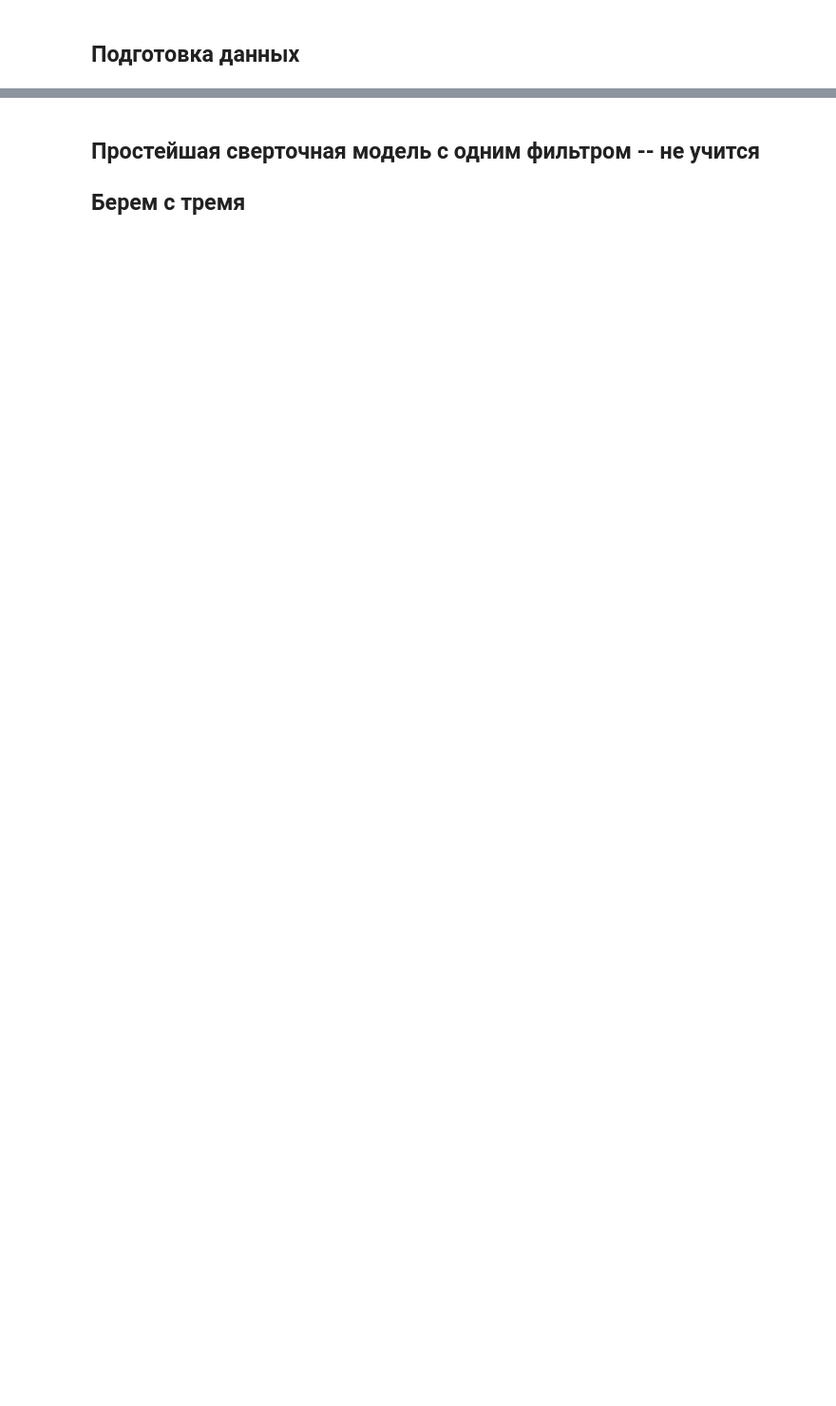
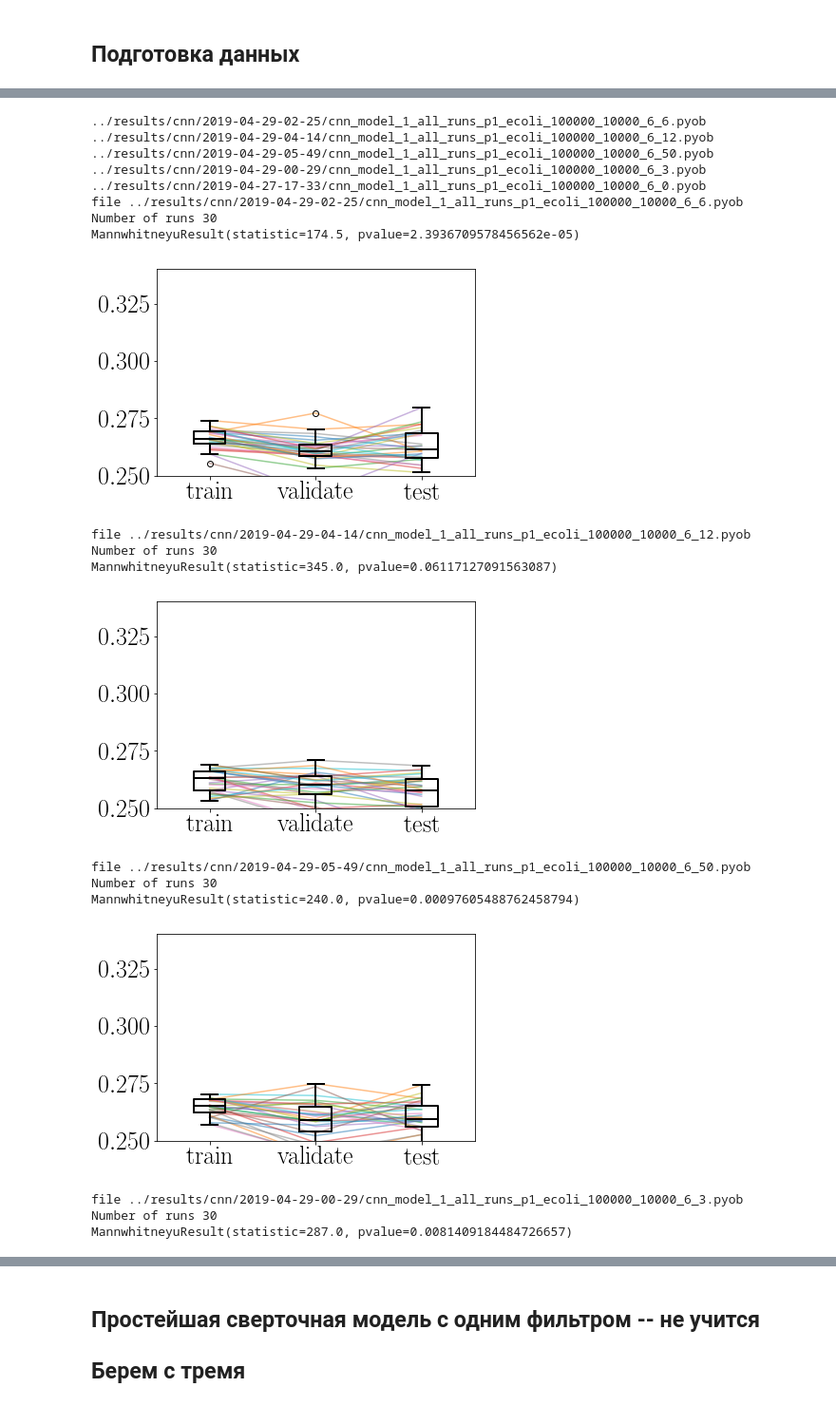
Before and after one commit to litvinanna/neuro_tools, a Jupyter notebook: CNN.ipynb, the cells around one changed output, grey strips where cells are left out. Shown: that part at 95% size. Cells and saved outputs as stored; diff of their text form; code cells hidden in the pictures; blank space fills up the shorter version.

```diff
--- a/CNN.ipynb
+++ b/CNN.ipynb
@@ -13,0 +53,27 @@ data = generate_data("../results/ecoli_10000_1000", 10, 0)[0]
+# %%
+a = glob.glob("../results/cnn/*/*all_runs_p1*100000*6_*")
+[print(x) for x in a]
+
+for path in a:
+    train, val, test = plot_hist(path, funcs = [plt.ylim(0.25, 0.34)])
+# %% [output]
+../results/cnn/2019-04-29-02-25/cnn_model_1_all_runs_p1_ecoli_100000_10000_6_6.pyob
+../results/cnn/2019-04-29-04-14/cnn_model_1_all_runs_p1_ecoli_100000_10000_6_12.pyob
+../results/cnn/2019-04-29-05-49/cnn_model_1_all_runs_p1_ecoli_100000_10000_6_50.pyob
+../results/cnn/2019-04-29-00-29/cnn_model_1_all_runs_p1_ecoli_100000_10000_6_3.pyob
+../results/cnn/2019-04-27-17-33/cnn_model_1_all_runs_p1_ecoli_100000_10000_6_0.pyob
+file ../results/cnn/2019-04-29-02-25/cnn_model_1_all_runs_p1_ecoli_100000_10000_6_6.pyob
+Number of runs 30
+MannwhitneyuResult(statistic=174.5, pvalue=2.3936709578456562e-05)
+[figure, added]
+file ../results/cnn/2019-04-29-04-14/cnn_model_1_all_runs_p1_ecoli_100000_10000_6_12.pyob
+Number of runs 30
+MannwhitneyuResult(statistic=345.0, pvalue=0.06117127091563087)
+[figure, added]
+file ../results/cnn/2019-04-29-05-49/cnn_model_1_all_runs_p1_ecoli_100000_10000_6_50.pyob
+Number of runs 30
+MannwhitneyuResult(statistic=240.0, pvalue=0.00097605488762458794)
+[figure, added]
+file ../results/cnn/2019-04-29-00-29/cnn_model_1_all_runs_p1_ecoli_100000_10000_6_3.pyob
+Number of runs 30
+MannwhitneyuResult(statistic=287.0, pvalue=0.0081409184484726657)
```
Also changed, not shown: parts of 13 cells of this notebook, 9 other files.
